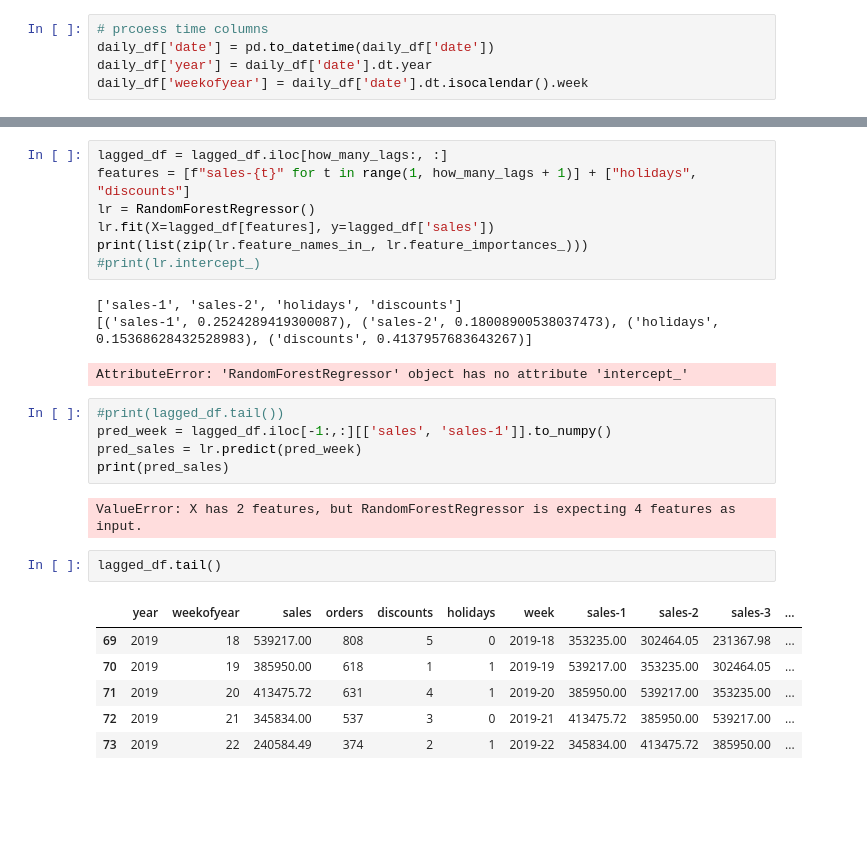
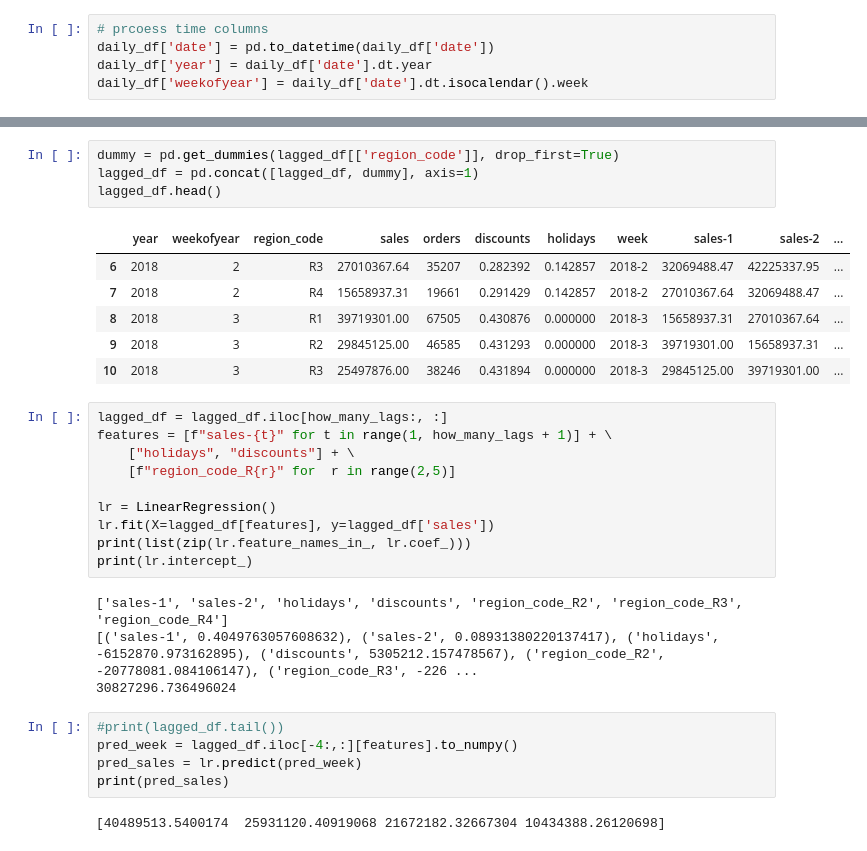
Before and after one commit to katayoonk/Sales-Forecasting, a Jupyter notebook: rf_time_series.ipynb, the cells around one changed output, grey strips where cells are left out. Drawn from its saved outputs; the diff is of its cells as text; blank space fills up the shorter version.

```diff
--- a/rf_time_series.ipynb
+++ b/rf_time_series.ipynb
@@ -53,27 +71,32 @@ lagged_df.head()
+# %%
+dummy = pd.get_dummies(lagged_df[['region_code']], drop_first=True)
+lagged_df = pd.concat([lagged_df, dummy], axis=1)
+lagged_df.head()
+# %% [output]
+|  | year | weekofyear | region_code | sales | orders | discounts | holidays | week | sales-1 | sales-2 | ... |
+| 6 | 2018 | 2 | R3 | 27010367.64 | 35207 | 0.282392 | 0.142857 | 2018-2 | 32069488.47 | 42225337.95 | ... |
+| 7 | 2018 | 2 | R4 | 15658937.31 | 19661 | 0.291429 | 0.142857 | 2018-2 | 27010367.64 | 32069488.47 | ... |
+| 8 | 2018 | 3 | R1 | 39719301.00 | 67505 | 0.430876 | 0.000000 | 2018-3 | 15658937.31 | 27010367.64 | ... |
+| 9 | 2018 | 3 | R2 | 29845125.00 | 46585 | 0.431293 | 0.000000 | 2018-3 | 39719301.00 | 15658937.31 | ... |
+| 10 | 2018 | 3 | R3 | 25497876.00 | 38246 | 0.431894 | 0.000000 | 2018-3 | 29845125.00 | 39719301.00 | ... |
 # %%
 lagged_df = lagged_df.iloc[how_many_lags:, :]
-features = [f"sales-{t}" for t in range(1, how_many_lags + 1)] + ["holidays", "discounts"]
-lr = RandomForestRegressor()
+features = [f"sales-{t}" for t in range(1, how_many_lags + 1)] + \
+    ["holidays", "discounts"] + \
+    [f"region_code_R{r}" for  r in range(2,5)]
+
+lr = LinearRegression()
 lr.fit(X=lagged_df[features], y=lagged_df['sales'])
-print(list(zip(lr.feature_names_in_, lr.feature_importances_)))
-#print(lr.intercept_)
+print(list(zip(lr.feature_names_in_, lr.coef_)))
+print(lr.intercept_)
 # %% [output]
-['sales-1', 'sales-2', 'holidays', 'discounts']
-[('sales-1', 0.2524289419300087), ('sales-2', 0.18008900538037473), ('holidays', 0.15368628432528983), ('discounts', 0.4137957683643267)]
+['sales-1', 'sales-2', 'holidays', 'discounts', 'region_code_R2', 'region_code_R3', 'region_code_R4']
+[('sales-1', 0.4049763057608632), ('sales-2', 0.08931380220137417), ('holidays', -6152870.973162895), ('discounts', 5305212.157478567), ('region_code_R2', -20778081.084106147), ('region_code_R3', -226 ...
+30827296.736496024
-AttributeError: 'RandomForestRegressor' object has no attribute 'intercept_'
 # %%
 #print(lagged_df.tail())
-pred_week = lagged_df.iloc[-1:,:][['sales', 'sales-1']].to_numpy()
+pred_week = lagged_df.iloc[-4:,:][features].to_numpy()
 pred_sales = lr.predict(pred_week)
 print(pred_sales)
 # %% [output]
-ValueError: X has 2 features, but RandomForestRegressor is expecting 4 features as input.
+[40489513.5400174  25931120.40919068 21672182.32667304 10434388.26120698]
-# %%
-lagged_df.tail()
-# %% [output]
-|  | year | weekofyear | sales | orders | discounts | holidays | week | sales-1 | sales-2 | sales-3 | ... |
-| 69 | 2019 | 18 | 539217.00 | 808 | 5 | 0 | 2019-18 | 353235.00 | 302464.05 | 231367.98 | ... |
-| 70 | 2019 | 19 | 385950.00 | 618 | 1 | 1 | 2019-19 | 539217.00 | 353235.00 | 302464.05 | ... |
-| 71 | 2019 | 20 | 413475.72 | 631 | 4 | 1 | 2019-20 | 385950.00 | 539217.00 | 353235.00 | ... |
-| 72 | 2019 | 21 | 345834.00 | 537 | 3 | 0 | 2019-21 | 413475.72 | 385950.00 | 539217.00 | ... |
-| 73 | 2019 | 22 | 240584.49 | 374 | 2 | 1 | 2019-22 | 345834.00 | 413475.72 | 385950.00 | ... |
```
Also changed, not shown: parts of 8 cells of this notebook.
